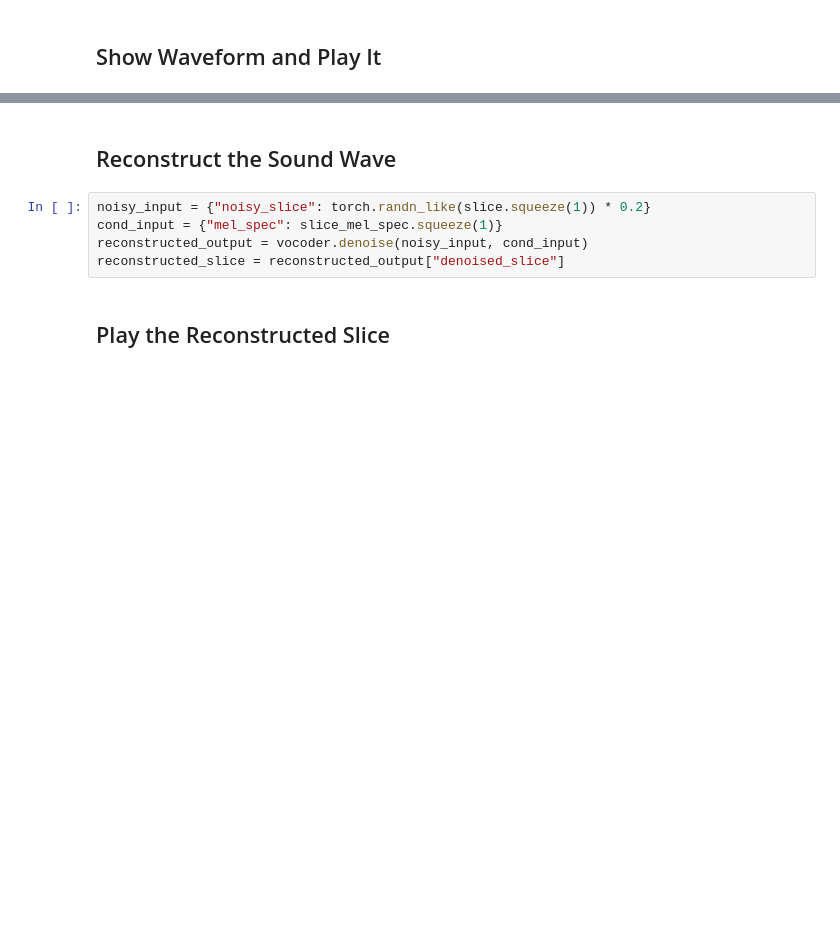
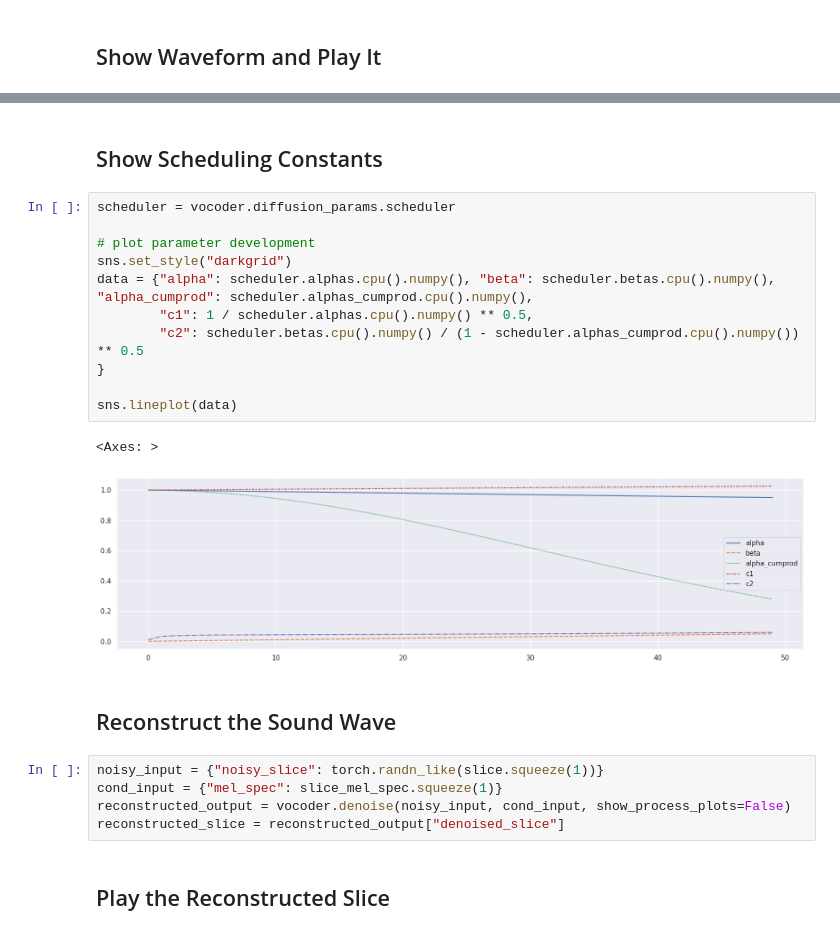
Before and after one commit to VovaTch/Infected_hdiff_2, a Jupyter notebook: notebooks/diffwave_inference.ipynb, the cells around one changed output, grey strips where cells are left out. Saved outputs shown, nothing was run; the diff lists cells and outputs as text; blank space fills up the shorter version.

```diff
--- a/notebooks/diffwave_inference.ipynb
+++ b/notebooks/diffwave_inference.ipynb
@@ -106,9 +122,25 @@ IPython.display.Audio(filename="sample_out.mp3")
+# %% [markdown]
+## Show Scheduling Constants
+# %%
+scheduler = vocoder.diffusion_params.scheduler
+
+# plot parameter development
+sns.set_style("darkgrid")
+data = {"alpha": scheduler.alphas.cpu().numpy(), "beta": scheduler.betas.cpu().numpy(), "alpha_cumprod": scheduler.alphas_cumprod.cpu().numpy(),
+        "c1": 1 / scheduler.alphas.cpu().numpy() ** 0.5,
+        "c2": scheduler.betas.cpu().numpy() / (1 - scheduler.alphas_cumprod.cpu().numpy()) ** 0.5
+}
+
+sns.lineplot(data)
+# %% [output]
+<Axes: >
+[figure, added]
 # %% [markdown]
 ## Reconstruct the Sound Wave
 # %%
-noisy_input = {"noisy_slice": torch.randn_like(slice.squeeze(1)) * 0.2}
+noisy_input = {"noisy_slice": torch.randn_like(slice.squeeze(1))}
 cond_input = {"mel_spec": slice_mel_spec.squeeze(1)}
-reconstructed_output = vocoder.denoise(noisy_input, cond_input)
+reconstructed_output = vocoder.denoise(noisy_input, cond_input, show_process_plots=False)
 reconstructed_slice = reconstructed_output["denoised_slice"]
 # %% [markdown]
 ## Play the Reconstructed Slice
```
Also changed, not shown: parts of 17 cells of this notebook, 4 other files.
